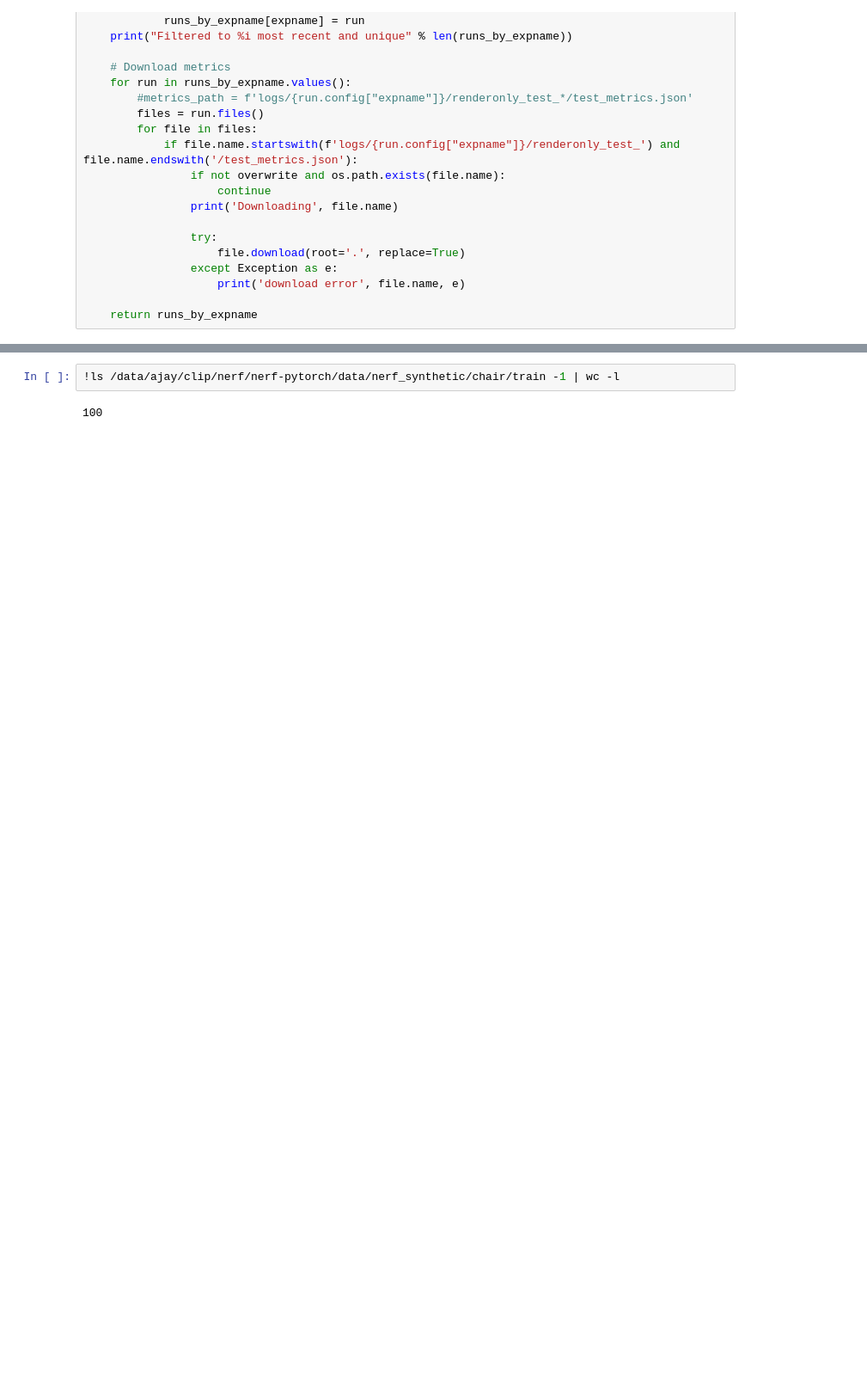
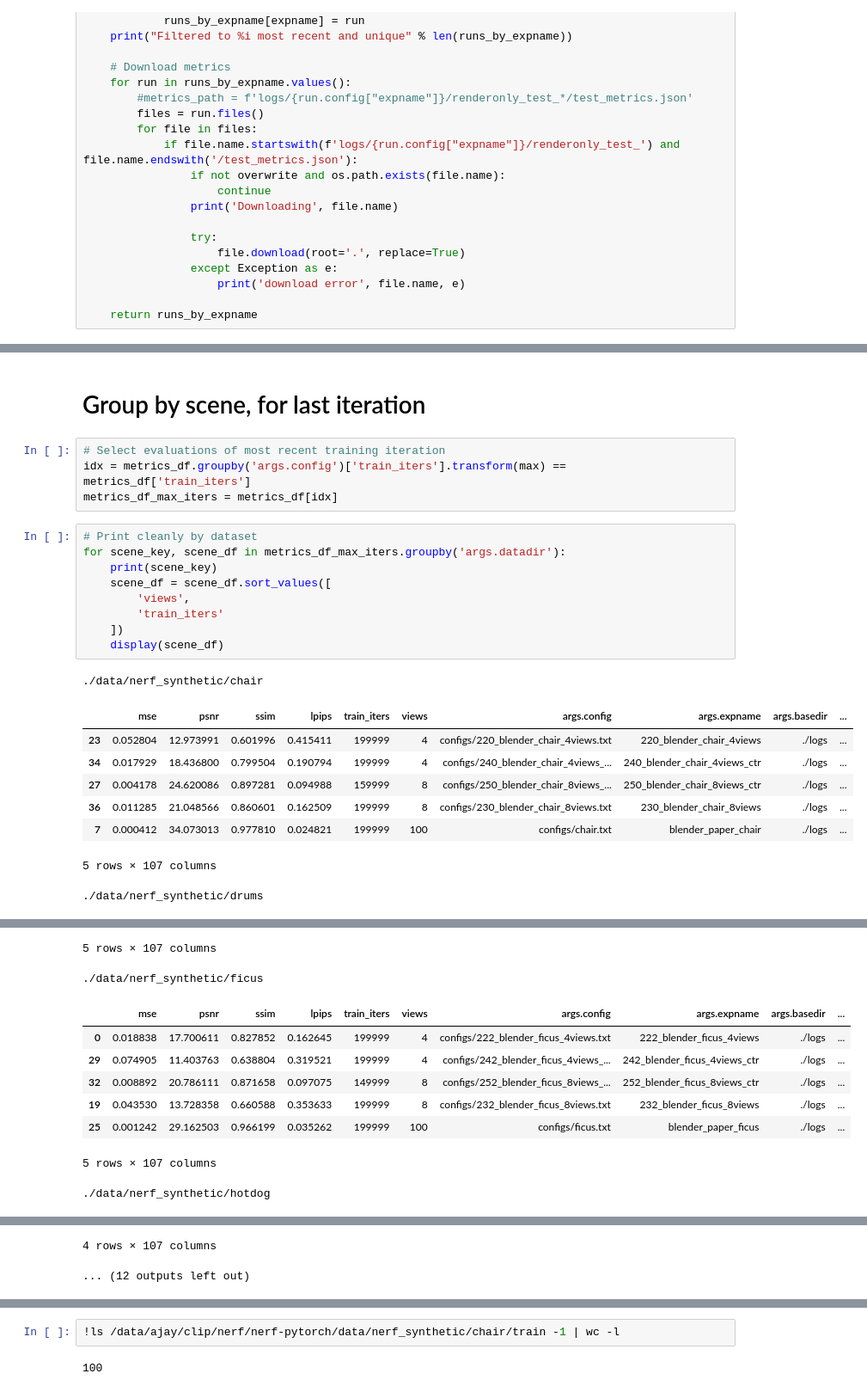
Before and after one commit to ajayjain/DietNeRF, a Jupyter notebook: nb/210309 Aggregate metrics.ipynb, the cells around one changed output, grey strips where cells are left out. Shown at 86% size. Cells and saved outputs as stored; diff of their text form; blank space fills up the shorter version.

Commit message:
Update metrics script

```diff
--- a/nb/210309 Aggregate metrics.ipynb
+++ b/nb/210309 Aggregate metrics.ipynb
@@ -132,0 +127,25 @@ for scene_key, scene_df in metrics_df.groupby('args.datadir'):
+# %% [markdown]
+# Group by scene, for last iteration
+# %%
+# Select evaluations of most recent training iteration
+idx = metrics_df.groupby('args.config')['train_iters'].transform(max) == metrics_df['train_iters']
+metrics_df_max_iters = metrics_df[idx]
+# %%
+# Print cleanly by dataset
+for scene_key, scene_df in metrics_df_max_iters.groupby('args.datadir'):
+    print(scene_key)
+    scene_df = scene_df.sort_values([
+        'views',
+        'train_iters'
+    ])
+    display(scene_df)
+# %% [output]
+./data/nerf_synthetic/chair
+|  | mse | psnr | ssim | lpips | train_iters | views | args.config | args.expname | args.basedir | ... |
+| 23 | 0.052804 | 12.973991 | 0.601996 | 0.415411 | 199999 | 4 | configs/220_blender_chair_4views.txt | 220_blender_chair_4views | ./logs | ... |
+| 34 | 0.017929 | 18.436800 | 0.799504 | 0.190794 | 199999 | 4 | configs/240_blender_chair_4views_... | 240_blender_chair_4views_ctr | ./logs | ... |
+| 27 | 0.004178 | 24.620086 | 0.897281 | 0.094988 | 159999 | 8 | configs/250_blender_chair_8views_... | 250_blender_chair_8views_ctr | ./logs | ... |
+| 36 | 0.011285 | 21.048566 | 0.860601 | 0.162509 | 199999 | 8 | configs/230_blender_chair_8views.txt | 230_blender_chair_8views | ./logs | ... |
+| 7 | 0.000412 | 34.073013 | 0.977810 | 0.024821 | 199999 | 100 | configs/chair.txt | blender_paper_chair | ./logs | ... |
+5 rows × 107 columns
+./data/nerf_synthetic/drums
@@ -132,0 +158,10 @@ for scene_key, scene_df in metrics_df.groupby('args.datadir'):
+5 rows × 107 columns
+./data/nerf_synthetic/ficus
+|  | mse | psnr | ssim | lpips | train_iters | views | args.config | args.expname | args.basedir | ... |
+| 0 | 0.018838 | 17.700611 | 0.827852 | 0.162645 | 199999 | 4 | configs/222_blender_ficus_4views.txt | 222_blender_ficus_4views | ./logs | ... |
+| 29 | 0.074905 | 11.403763 | 0.638804 | 0.319521 | 199999 | 4 | configs/242_blender_ficus_4views_... | 242_blender_ficus_4views_ctr | ./logs | ... |
+| 32 | 0.008892 | 20.786111 | 0.871658 | 0.097075 | 149999 | 8 | configs/252_blender_ficus_8views_... | 252_blender_ficus_8views_ctr | ./logs | ... |
+| 19 | 0.043530 | 13.728358 | 0.660588 | 0.353633 | 199999 | 8 | configs/232_blender_ficus_8views.txt | 232_blender_ficus_8views | ./logs | ... |
+| 25 | 0.001242 | 29.162503 | 0.966199 | 0.035262 | 199999 | 100 | configs/ficus.txt | blender_paper_ficus | ./logs | ... |
+5 rows × 107 columns
+./data/nerf_synthetic/hotdog
@@ -132,0 +173,2 @@ for scene_key, scene_df in metrics_df.groupby('args.datadir'):
+4 rows × 107 columns
+... (12 outputs left out)
```
Also changed, not shown: parts of 8 cells of this notebook.
